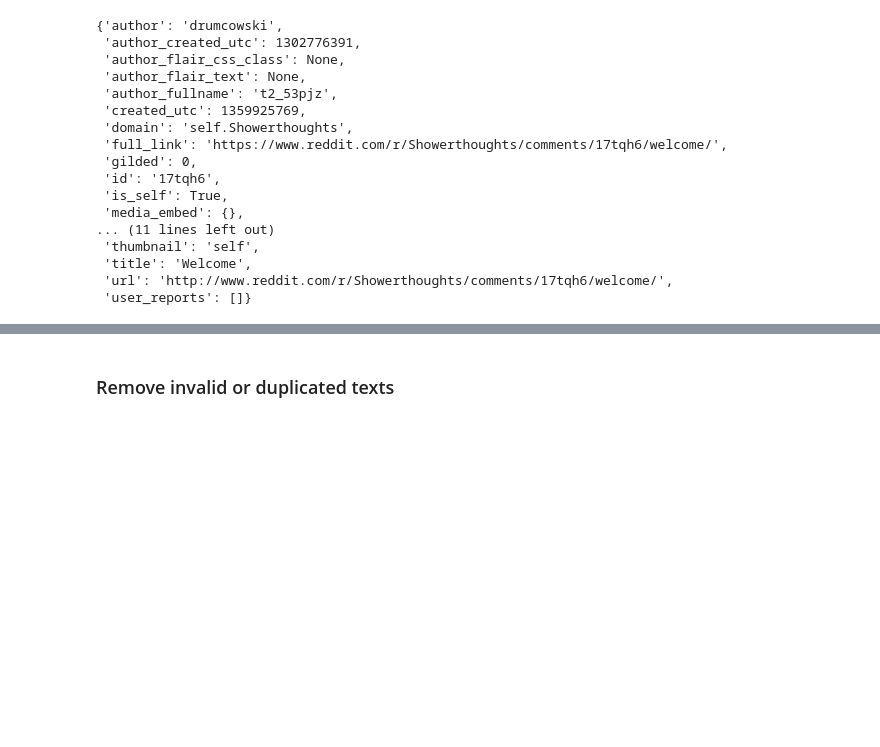
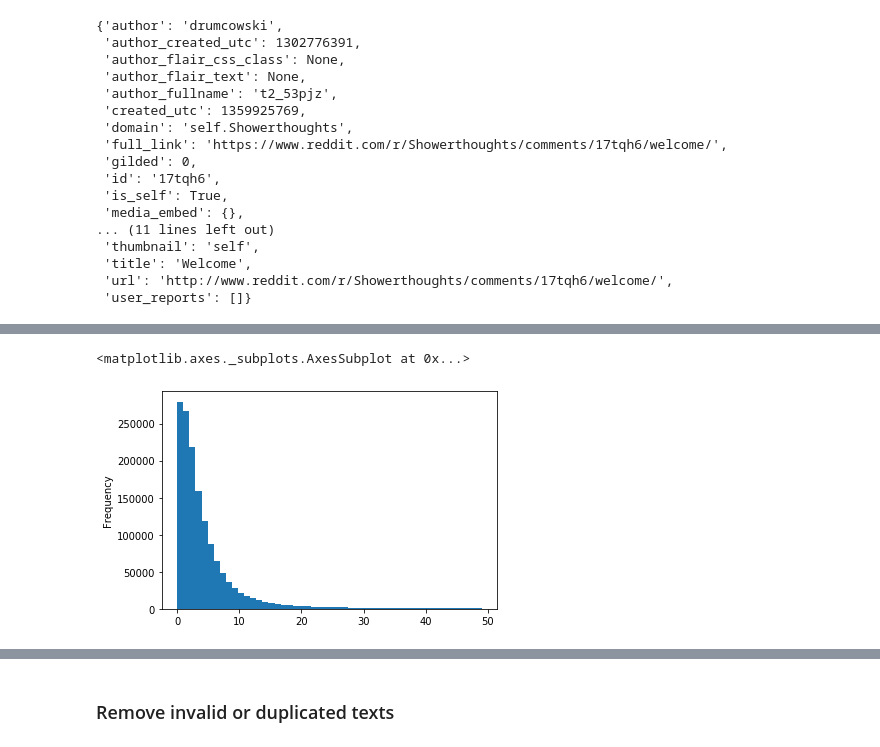
Before and after one commit to polakowo/textai, a Jupyter notebook: RedditTitles/DataPreparation.ipynb, the cells around one changed output, grey strips where cells are left out. Cells and saved outputs as stored; diff of their text form; code cells hidden in the pictures; blank space fills up the shorter version.

```diff
--- a/RedditTitles/DataPreparation.ipynb
+++ b/RedditTitles/DataPreparation.ipynb
@@ -182,0 +220,6 @@ print(df.index[-1])
+# %%
+# Adjusted number of comments distribution
+df['num_comments'][df['num_comments'] < 50].plot.hist(bins=50)
+# %% [output]
+<matplotlib.axes._subplots.AxesSubplot at 0x...>
+[figure, added]
```
Also changed, not shown: parts of 45 cells of this notebook, 7 other files.
